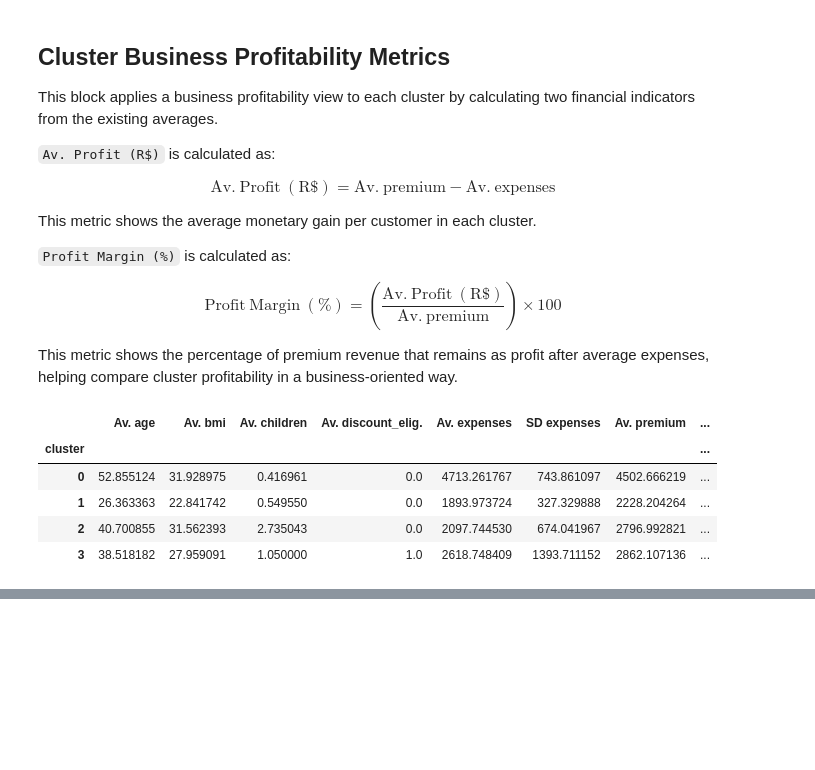
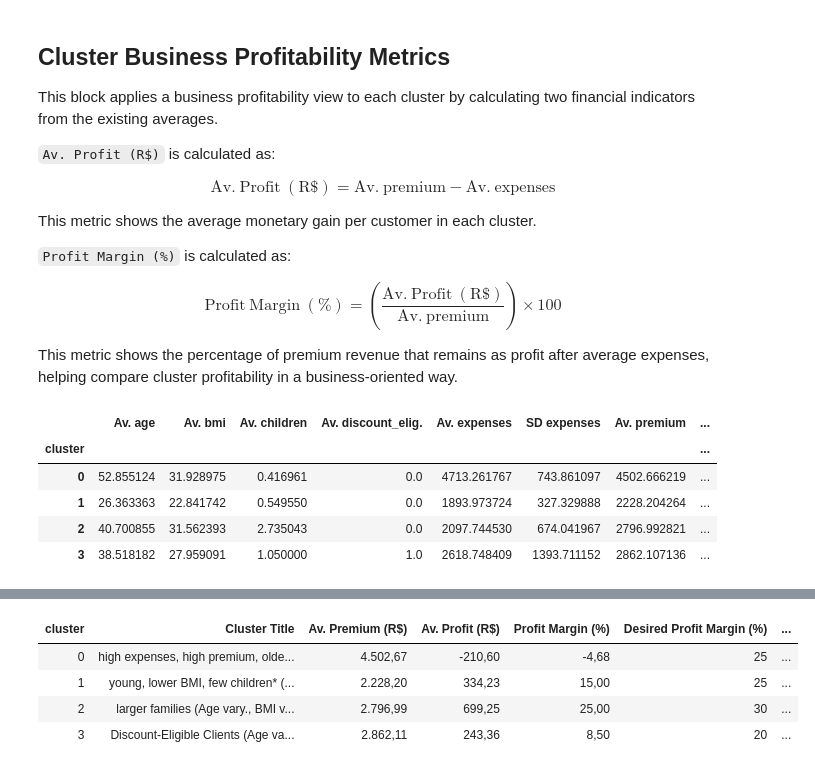
Before and after one commit to renancaetan0/prediction_methods_health_insurance, a Jupyter notebook: notebooks/linear_regression_and_clustering_compairson_health_insurance_case.ipynb, the cells around one changed output, grey strips where cells are left out. Drawn from its saved outputs; the diff is of its cells as text; code cells hidden in the pictures; blank space fills up the shorter version.

Commit message:
feat: add cluster pricing and pProfitability calculate

```diff
--- a/notebooks/linear_regression_and_clustering_compairson_health_insurance_case.ipynb
+++ b/notebooks/linear_regression_and_clustering_compairson_health_insurance_case.ipynb
@@ -1581,0 +1687,51 @@ display(cluster_analysis_business_df)  # displaying final dataframe
+# %%
+# formatting helper without unit symbols in cell values
+def format_br_number(value, decimals=2):
+    if pd.isna(value):  # keeping empty text for missing values
+        return ""
+    return f"{value:,.{decimals}f}".replace(",", "X").replace(".", ",").replace("X", ".")  # BR number format
+
+# creating a display copy to avoid changing the original dataframe
+cluster_pricing_summary_display_df = cluster_pricing_summary_df.copy()  # safe display-only copy
+
+# ensuring desired margin column has (%) in the header
+if "Desired Profit Margin (%)" not in cluster_pricing_summary_display_df.columns and "Desired Profit Margin" in cluster_pricing_summary_display_df.columns:
+    cluster_pricing_summary_display_df = cluster_pricing_summary_display_df.rename(
+        columns={"Desired Profit Margin": "Desired Profit Margin (%)"}
+    )  # standardizing the column title
+
+# formatting numeric columns without showing unit symbols in values
+cluster_pricing_summary_display_df["Av. Profit (R$)"] = cluster_pricing_summary_display_df["Av. Profit (R$)"].map(
+    lambda x: format_br_number(x, 2)
+)  # keeping only numeric text
+cluster_pricing_summary_display_df["Expected Average Profit (R$)"] = cluster_pricing_summary_display_df["Expected Average Profit (R$)"].map(
+    lambda x: format_br_number(x, 2)
+)  # keeping only numeric text
+cluster_pricing_summary_display_df["Expected Average Cost (R$)"] = cluster_pricing_summary_display_df["Expected Average Cost (R$)"].map(
+    lambda x: format_br_number(x, 2)
+)  # keeping only numeric text
+cluster_pricing_summary_display_df["Profit Margin (%)"] = cluster_pricing_summary_display_df["Profit Margin (%)"].map(
+    lambda x: format_br_number(x, 2)
+)  # keeping only numeric text
+cluster_pricing_summary_display_df["Desired Profit Margin (%)"] = cluster_pricing_summary_display_df["Desired Profit Margin (%)"].map(
+    lambda x: format_br_number(x, 0)
+)  # keeping only numeric text
+
+# coloring Av. Premium values in red (without "R$" in values)
+cluster_pricing_summary_display_df["Av. Premium (R$)"] = cluster_pricing_summary_df["Av. Premium (R$)"].map(
+    lambda x: f"<span style='color:#d32f2f; font-weight:700'>{format_br_number(x, 2)}</span>"
+)  # red highlight
+
+# coloring Amount to Charge values in green (without "R$" in values)
+cluster_pricing_summary_display_df["Amount to Charge (R$)"] = cluster_pricing_summary_df["Amount to Charge (R$)"].map(
+    lambda x: f"<span style='color:#00a651; font-weight:700'>{format_br_number(x, 2)}</span>"
+)  # green highlight
+
+# rendering HTML table (works without pandas .style / jinja2)
+display(HTML(cluster_pricing_summary_display_df.to_html(index=False, escape=False)))  # final display
+# %% [output]
+| cluster | Cluster Title | Av. Premium (R$) | Av. Profit (R$) | Profit Margin (%) | Desired Profit Margin (%) | ... |
+| 0 | high expenses, high premium, olde... | 4.502,67 | -210,60 | -4,68 | 25 | ... |
+| 1 | young, lower BMI, few children* (... | 2.228,20 | 334,23 | 15,00 | 25 | ... |
+| 2 | larger families (Age vary., BMI v... | 2.796,99 | 699,25 | 25,00 | 30 | ... |
+| 3 | Discount-Eligible Clients (Age va... | 2.862,11 | 243,36 | 8,50 | 20 | ... |
```
Also changed, not shown: parts of 4 cells of this notebook.
